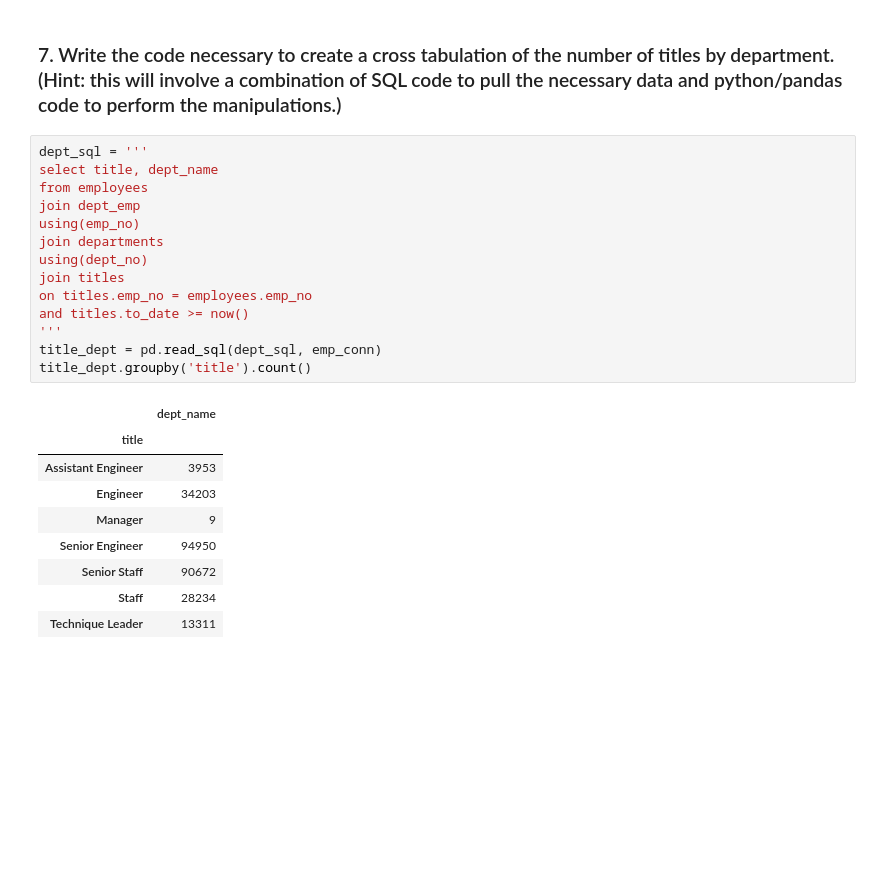
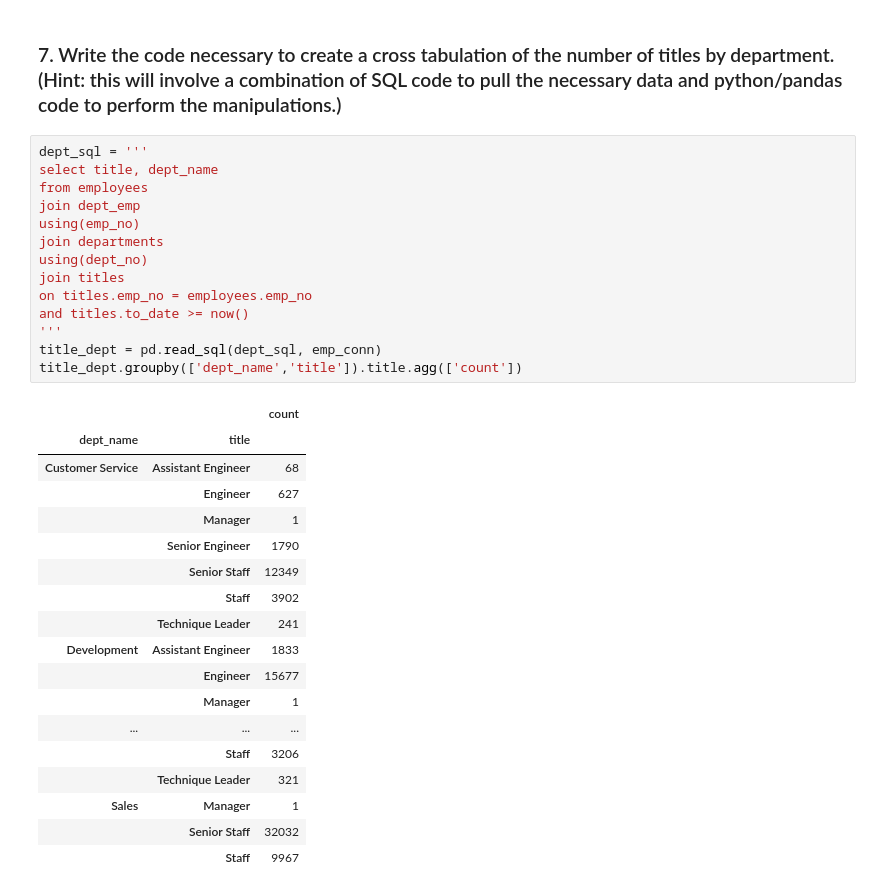
Before and after one commit to CharlesAtchison/numpy-pandas-visualization-exercises, a Jupyter notebook: advanced_dataframes.ipynb, the cells around one changed output. Drawn from its saved outputs; the diff is of its cells as text; blank space fills up the shorter version.

```diff
--- a/advanced_dataframes.ipynb
+++ b/advanced_dataframes.ipynb
@@ -358,24 +357,33 @@ Name: hire_date, dtype: object
 # %%
 dept_sql = '''
 select title, dept_name
 from employees
 join dept_emp
 using(emp_no)
 join departments
 using(dept_no)
 join titles
 on titles.emp_no = employees.emp_no
 and titles.to_date >= now()
 '''
 title_dept = pd.read_sql(dept_sql, emp_conn)
-title_dept.groupby('title').count()
+title_dept.groupby(['dept_name','title']).title.agg(['count'])
 # %% [output]
-|  | dept_name |
-| title |  |
-| Assistant Engineer | 3953 |
-| Engineer | 34203 |
-| Manager | 9 |
-| Senior Engineer | 94950 |
-| Senior Staff | 90672 |
-| Staff | 28234 |
-| Technique Leader | 13311 |
+|  |  | count |
+| dept_name | title |  |
+| Customer Service | Assistant Engineer | 68 |
+|  | Engineer | 627 |
+|  | Manager | 1 |
+|  | Senior Engineer | 1790 |
+|  | Senior Staff | 12349 |
+|  | Staff | 3902 |
+|  | Technique Leader | 241 |
+| Development | Assistant Engineer | 1833 |
+|  | Engineer | 15677 |
+|  | Manager | 1 |
+| ... | ... | ... |
+|  | Staff | 3206 |
+|  | Technique Leader | 321 |
+| Sales | Manager | 1 |
+|  | Senior Staff | 32032 |
+|  | Staff | 9967 |
```
Also changed, not shown: parts of 6 cells of this notebook.
